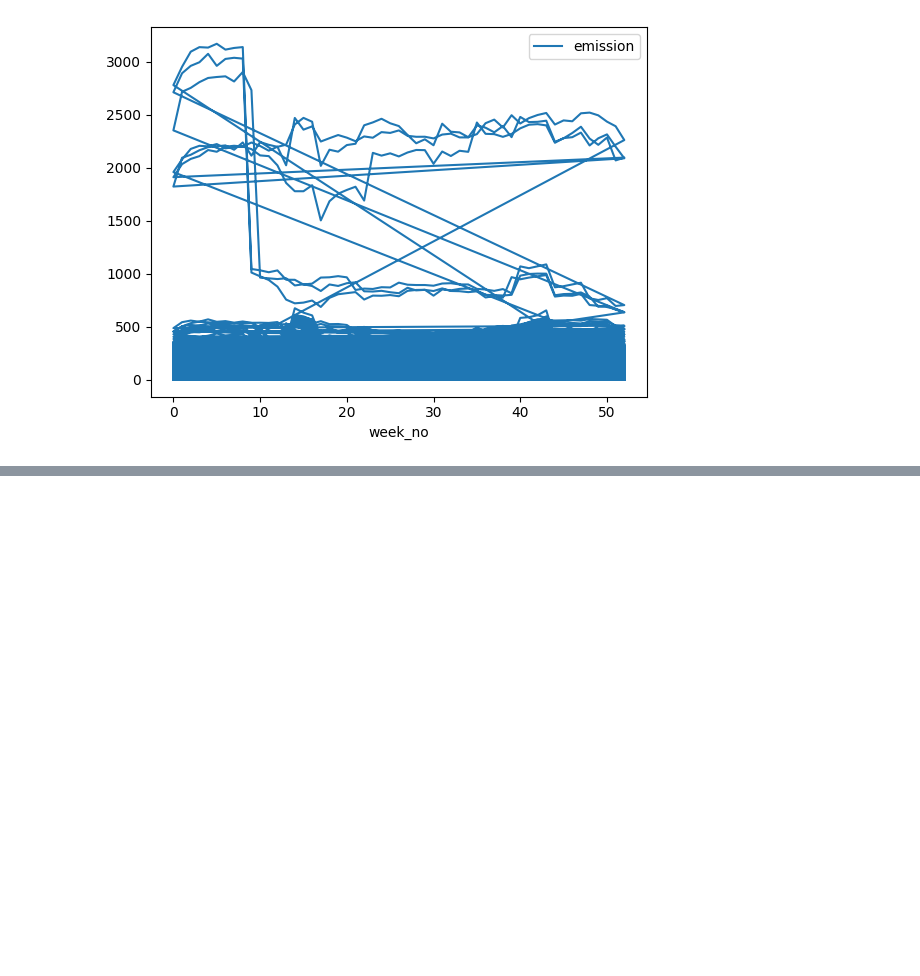
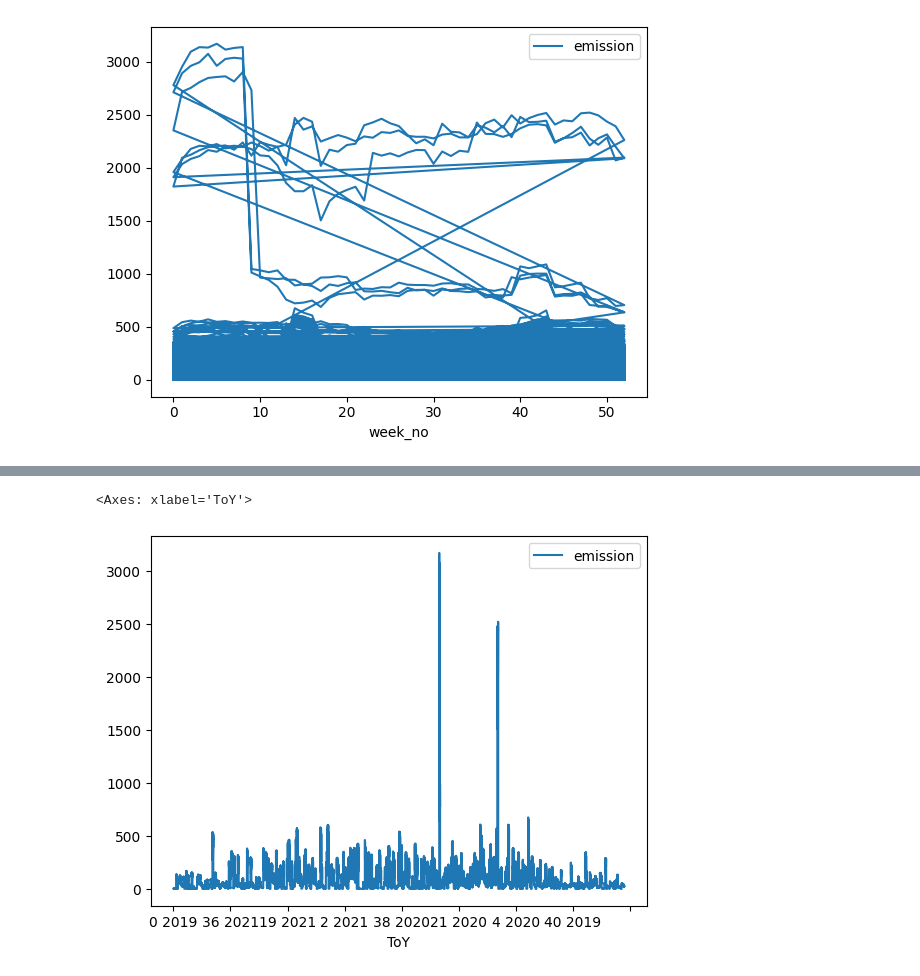
Before and after one commit to Yodazon/Kaggle, a Jupyter notebook: Competitions/Predict CO2 Emissions in Rwanda/CO2.ipynb, the cells around one changed output, grey strips where cells are left out. Drawn from its saved outputs; the diff is of its cells as text; code cells hidden in the pictures; blank space fills up the shorter version.

```diff
--- a/Competitions/Predict CO2 Emissions in Rwanda/CO2.ipynb
+++ b/Competitions/Predict CO2 Emissions in Rwanda/CO2.ipynb
@@ -88,0 +107,6 @@ df_train.plot(x="week_no", y ="emission", kind = 'line')
+# %%
+#Bringing the week of Year and year together
+
+#df_train["ToY"] = pd.concat(df_train["week_no"] + ' ' + df_train["year"])
+df_train["ToY"] = [str(x) + ' ' + y for x, y in zip(df_train["week_no"].astype(str), df_train["year"].astype(str))]
+df_train
@@ -88,0 +127,5 @@ df_train.plot(x="week_no", y ="emission", kind = 'line')
+# %%
+df_train.plot(x="ToY", y ="emission", kind = 'line')
+# %% [output]
+<Axes: xlabel='ToY'>
+[figure, added]
```
Also changed, not shown: parts of 7 cells of this notebook.
